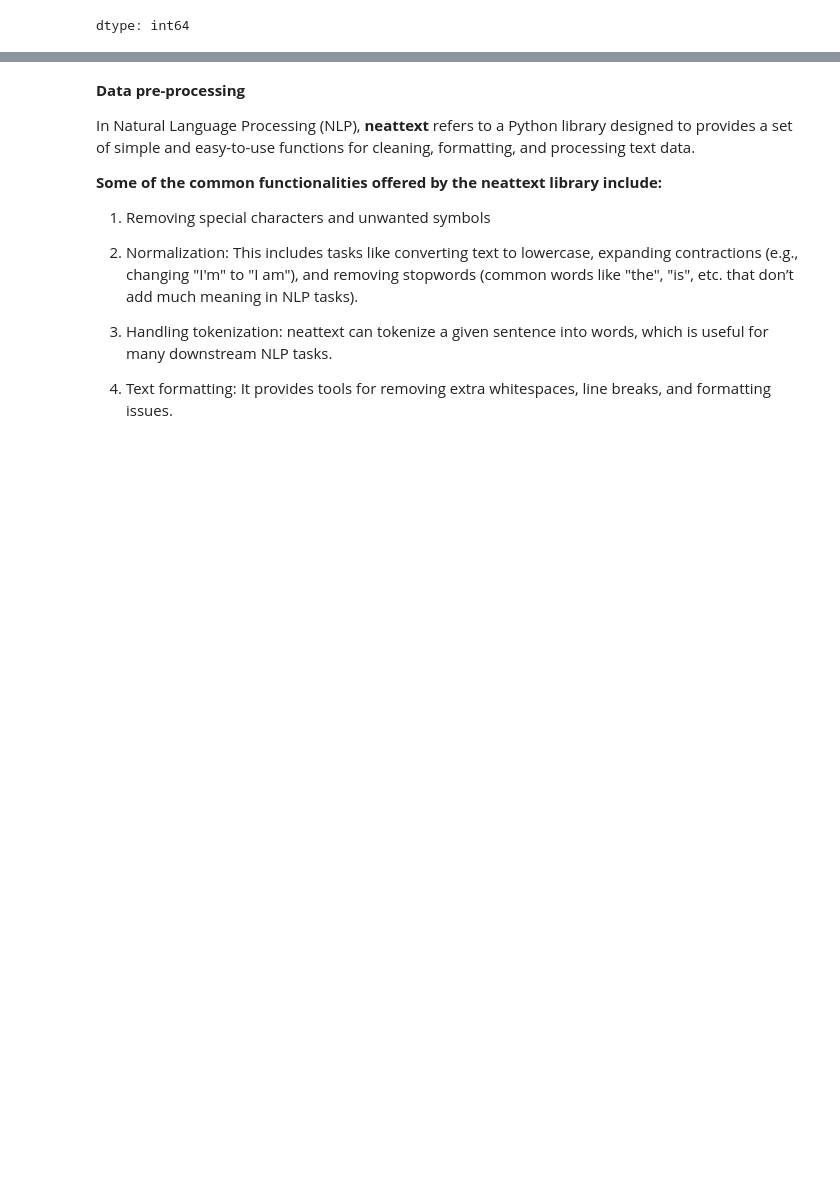
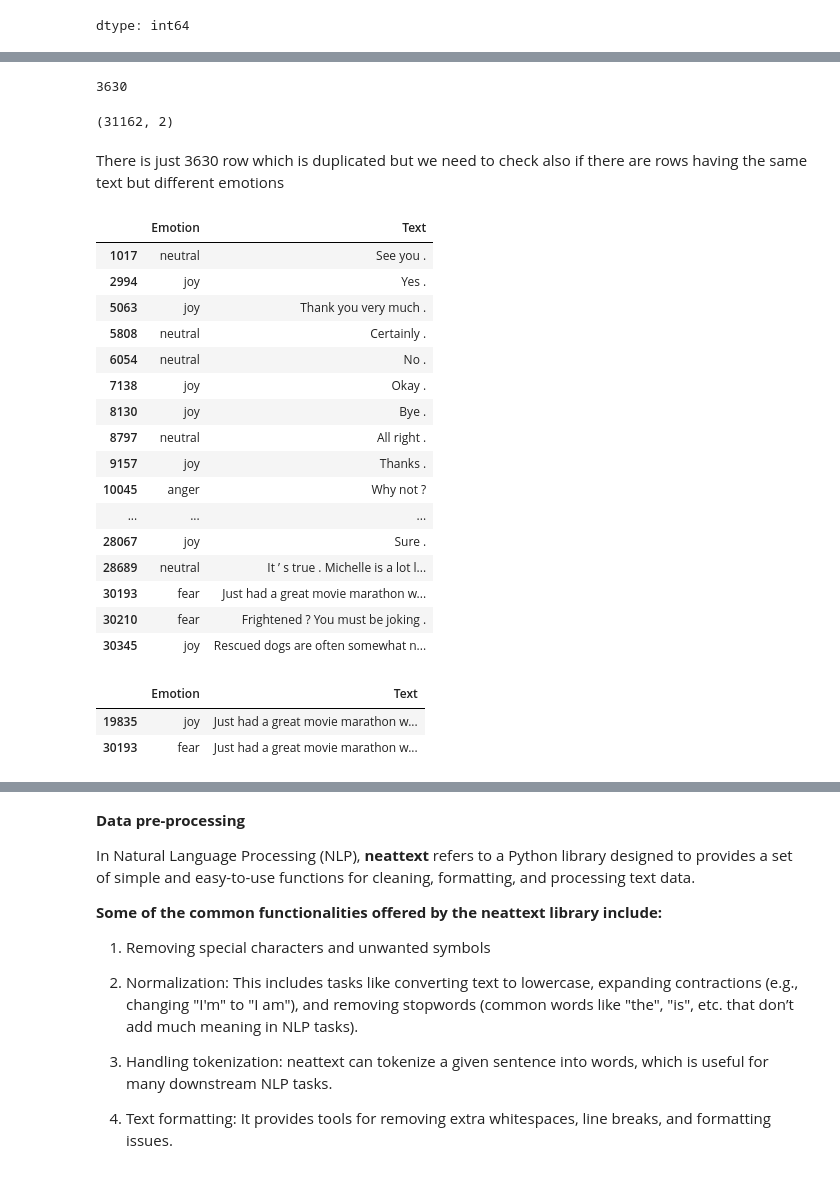
Before and after one commit to tashir0605/SentimentSphere, a Jupyter notebook: Emotion Through Text/Human_Emotion_through_text.ipynb, the cells around one changed output, grey strips where cells are left out. Drawn from its saved outputs; the diff is of its cells as text; code cells hidden in the pictures; blank space fills up the shorter version.

```diff
--- a/Emotion Through Text/Human_Emotion_through_text.ipynb
+++ b/Emotion Through Text/Human_Emotion_through_text.ipynb
@@ -41,0 +136,5 @@ sns.countplot(x='Emotion',data=df)
+# %%
+#print the number of duplicated values
+df.duplicated().sum()
+# %% [output]
+3630
@@ -41,0 +146,36 @@ sns.countplot(x='Emotion',data=df)
+# %%
+df.shape
+# %% [output]
+(31162, 2)
+# %% [markdown]
+There is just 3630 row which is duplicated but we need to check also if there are rows having the same text but different emotions
+# %%
+#print the rows which are duplicated (duplicated in the text but with different emotions)
+df[df['Text'].duplicated() == True]
+# %% [output]
+|  | Emotion | Text |
+| 1017 | neutral | See you . |
+| 2994 | joy | Yes . |
+| 5063 | joy | Thank you very much . |
+| 5808 | neutral | Certainly . |
+| 6054 | neutral | No . |
+| 7138 | joy | Okay . |
+| 8130 | joy | Bye . |
+| 8797 | neutral | All right . |
+| 9157 | joy | Thanks . |
+| 10045 | anger | Why not ? |
+| ... | ... | ... |
+| 28067 | joy | Sure . |
+| 28689 | neutral | It ’ s true . Michelle is a lot l... |
+| 30193 | fear | Just had a great movie marathon w... |
+| 30210 | fear | Frightened ? You must be joking . |
+| 30345 | joy | Rescued dogs are often somewhat n... |
+# %%
+#print some rows to check
+df[df['Text'] == df.iloc[13452]['Text']]
+df[df['Text'] == df.iloc[28067]['Text']]
+df[df['Text'] == df.iloc[30193]['Text']]
+# %% [output]
+|  | Emotion | Text |
+| 19835 | joy | Just had a great movie marathon w... |
+| 30193 | fear | Just had a great movie marathon w... |
```
Also changed, not shown: parts of 21 cells of this notebook.
